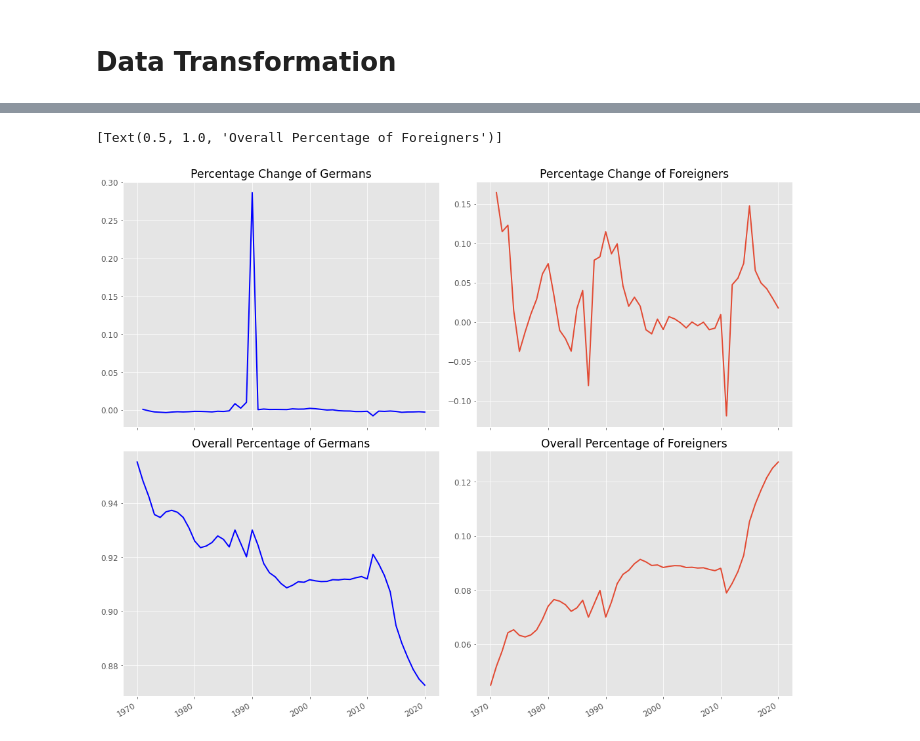
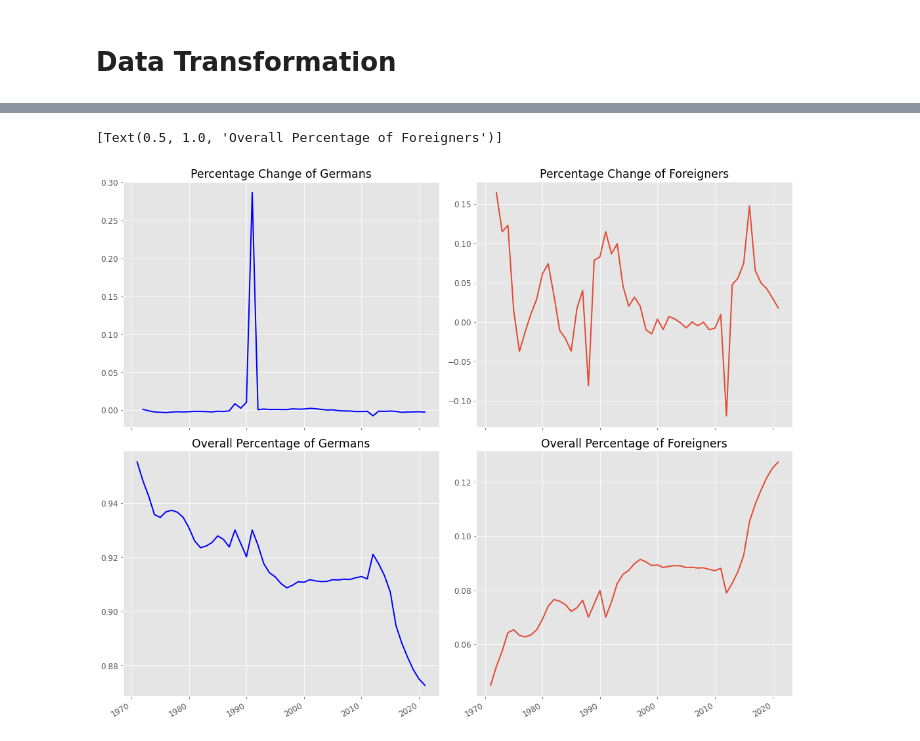
Before and after one commit to eldrigeampong/Data-Science, a Jupyter notebook: Statistisches Bundesamt/Society and environment/proj2.ipynb, the cells around one changed output, grey strips where cells are left out. Saved outputs shown, nothing was run; the diff lists cells and outputs as text; code cells hidden in the pictures.

```diff
--- a/Statistisches Bundesamt/Society and environment/proj2.ipynb
+++ b/Statistisches Bundesamt/Society and environment/proj2.ipynb
@@ -78,8 +78,3 @@ dtypes: datetime64[ns](1), int64(3)
 memory usage: 1.7 KB
 # %% [markdown]
 # Data Transformation
-# %%
-df['Day'] = df['ReferenceDate'].dt.day                                          # extract day
-df['Month'] = df['ReferenceDate'].dt.month                                      # extract month
-df['Year'] = df['ReferenceDate'].dt.year                                        # extract year
-df.head()
@@ -139,20 +127,20 @@ for ax in axs:
 # %%
 # create figure and axis
 fig1, axs = plt.subplots(2, 2, sharex=True)
 fig1.autofmt_xdate()
 
 # plot line
-axs[0, 0].plot(df['Year'], df['GermansPctChg'], linewidth=2, color='blue')
+axs[0, 0].plot(df['ReferenceDate'], df['GermansPctChg'], linewidth=2, color='blue')
 axs[0, 0].set(title='Percentage Change of Germans')
 
-axs[0, 1].plot(df['Year'], df['ForeignersPctChg'], linewidth=2)
+axs[0, 1].plot(df['ReferenceDate'], df['ForeignersPctChg'], linewidth=2)
 axs[0, 1].set(title='Percentage Change of Foreigners')
 
-axs[1, 0].plot(df['Year'], df['GermansPct'], linewidth=2, color='blue')
+axs[1, 0].plot(df['ReferenceDate'], df['GermansPct'], linewidth=2, color='blue')
 axs[1, 0].set(title='Overall Percentage of Germans')
 
-axs[1, 1].plot(df['Year'], df['ForeignersPct'], linewidth=2)
+axs[1, 1].plot(df['ReferenceDate'], df['ForeignersPct'], linewidth=2)
 axs[1, 1].set(title='Overall Percentage of Foreigners')
 # %% [output]
 [Text(0.5, 1.0, 'Overall Percentage of Foreigners')]
-[figure, old version]
+[figure, new version]
```
Also changed, not shown: parts of 5 cells of this notebook, 2 other files.
